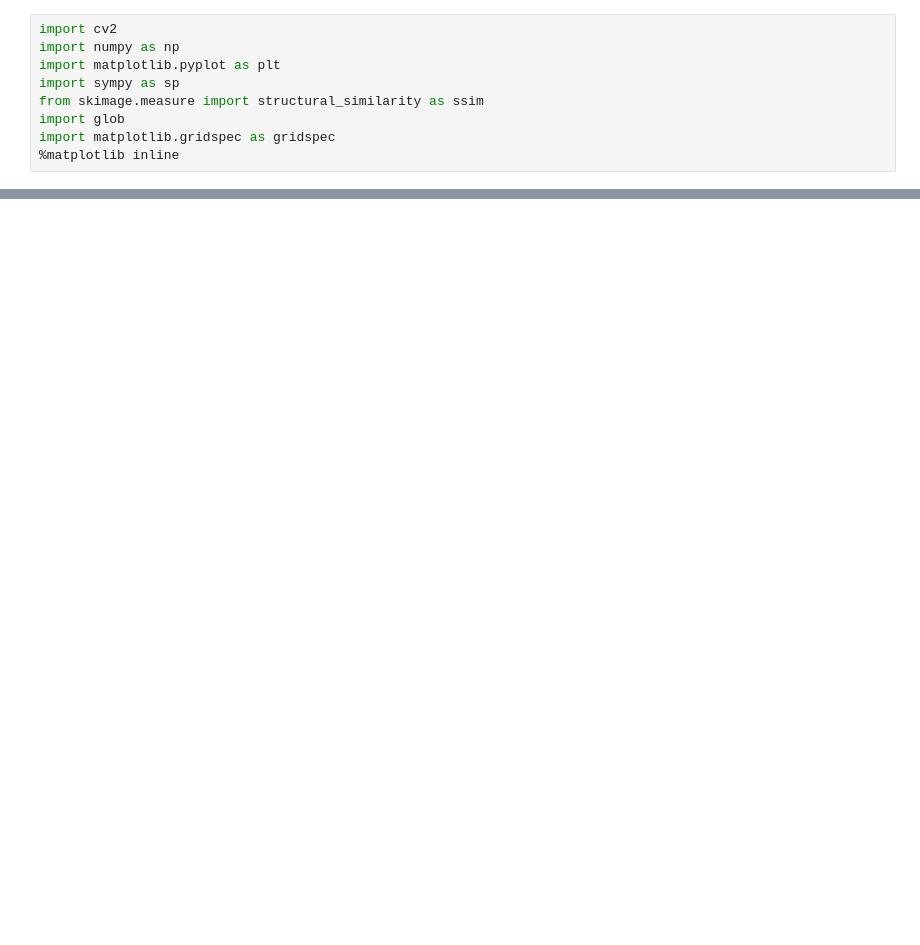
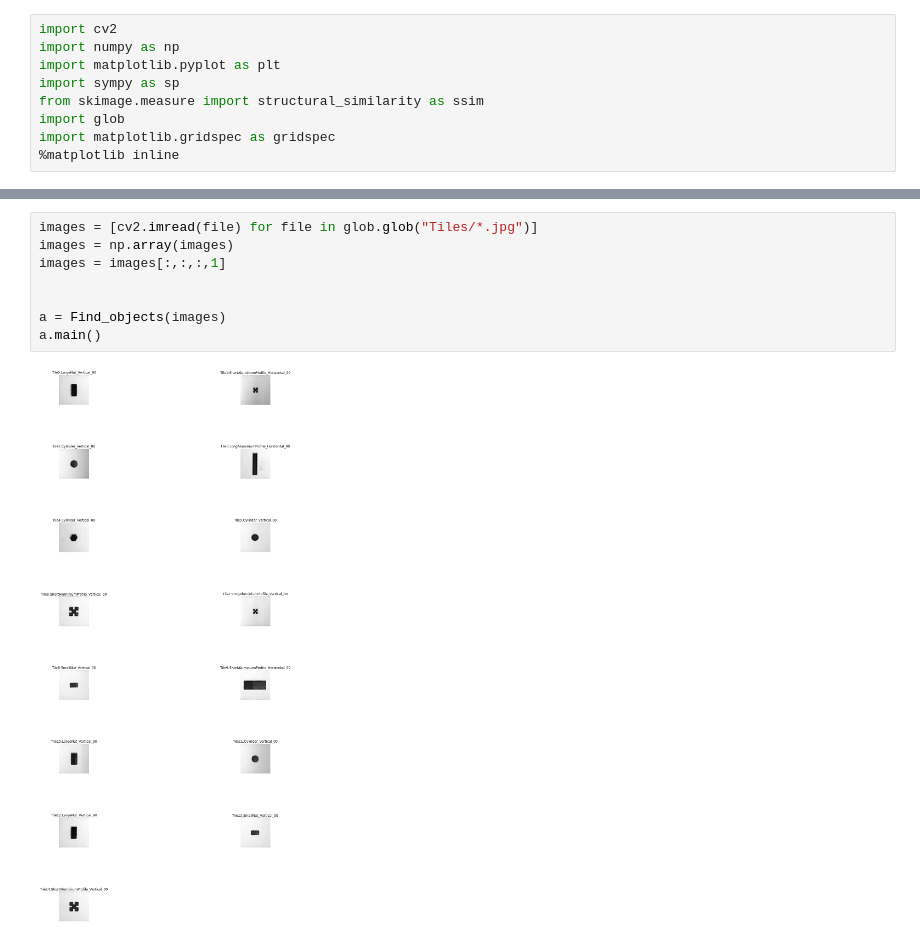
Before and after one commit to sksenthilkumar/Computer_Vision, a Jupyter notebook: Homography_class.ipynb, the cells around one changed output, grey strips where cells are left out. Drawn from its saved outputs; the diff is of its cells as text; blank space fills up the shorter version.

```diff
--- a/Homography_class.ipynb
+++ b/Homography_class.ipynb
@@ -352,0 +364,10 @@ tiles = ExtractTiles(im)
+# %%
+images = [cv2.imread(file) for file in glob.glob("Tiles/*.jpg")]
+images = np.array(images)
+images = images[:,:,:,1]
+
+
+a = Find_objects(images)
+a.main()
+# %% [output]
+[figure, added]
```
Also changed, not shown: parts of 4 cells of this notebook.
